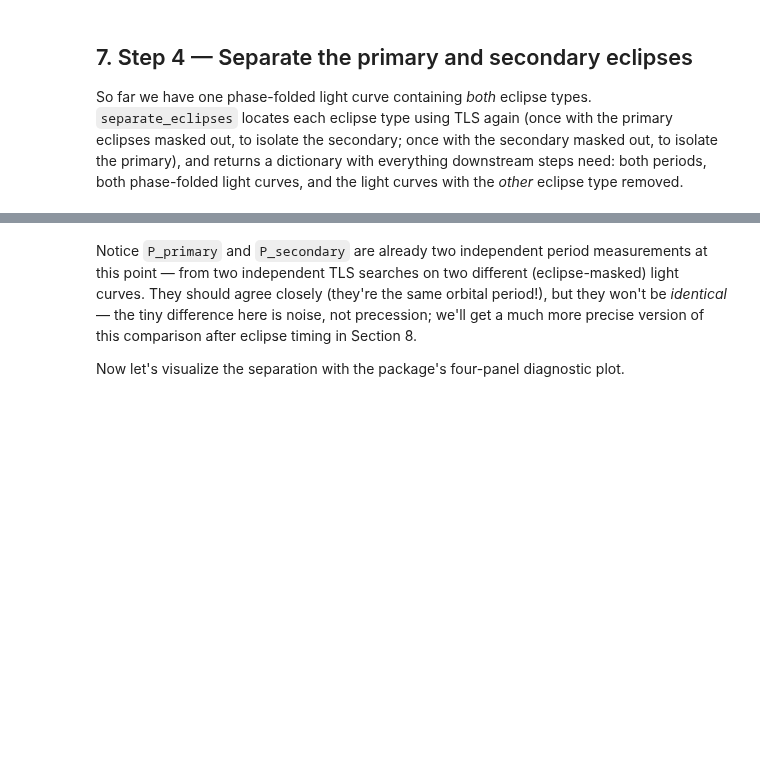
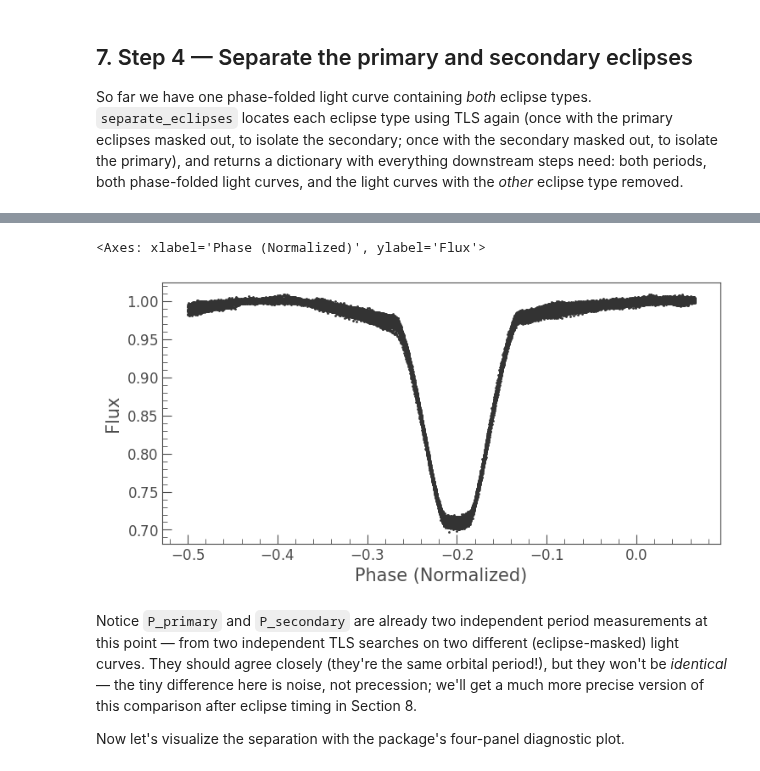
Before and after one commit to tundeakins/EBP_sweep, a Jupyter notebook: notebooks/tutorial_TIC343127696.ipynb, the cells around one changed output, grey strips where cells are left out. Saved outputs shown, nothing was run; the diff lists cells and outputs as text; code cells hidden in the pictures; blank space fills up the shorter version.

```diff
--- a/notebooks/tutorial_TIC343127696.ipynb
+++ b/notebooks/tutorial_TIC343127696.ipynb
@@ -294,6 +298,11 @@ Keys in the eclipse dictionary:
 
 P_primary   = 4.672318 d
 P_secondary = 4.672239 d
+# %%
+ecl["phased_primary"].scatter()
+# %% [output]
+<Axes: xlabel='Phase (Normalized)', ylabel='Flux'>
+[figure, added]
 # %% [markdown]
 Notice `P_primary` and `P_secondary` are already two independent period measurements at this
 point — from two independent TLS searches on two different (eclipse-masked) light curves. They
```
Also changed, not shown: parts of 14 cells of this notebook, 3 other files.
